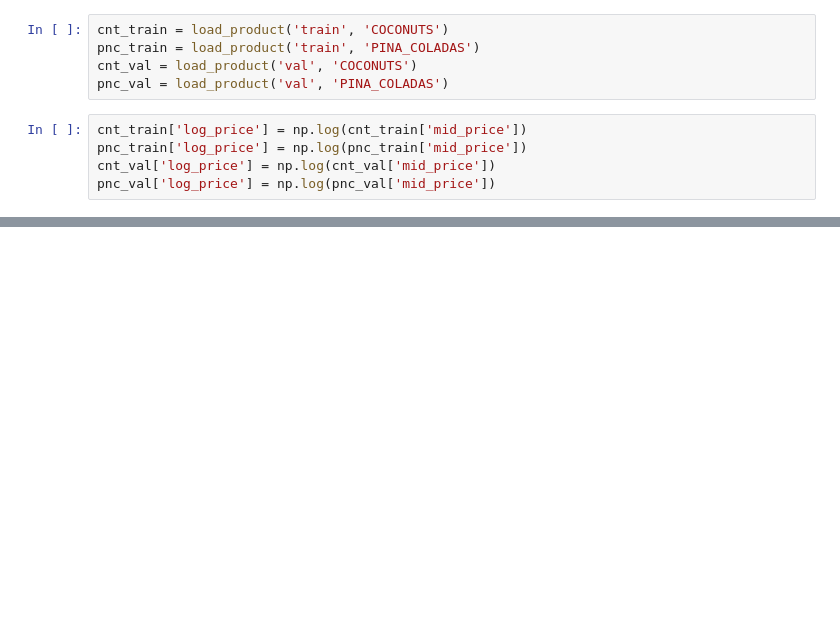
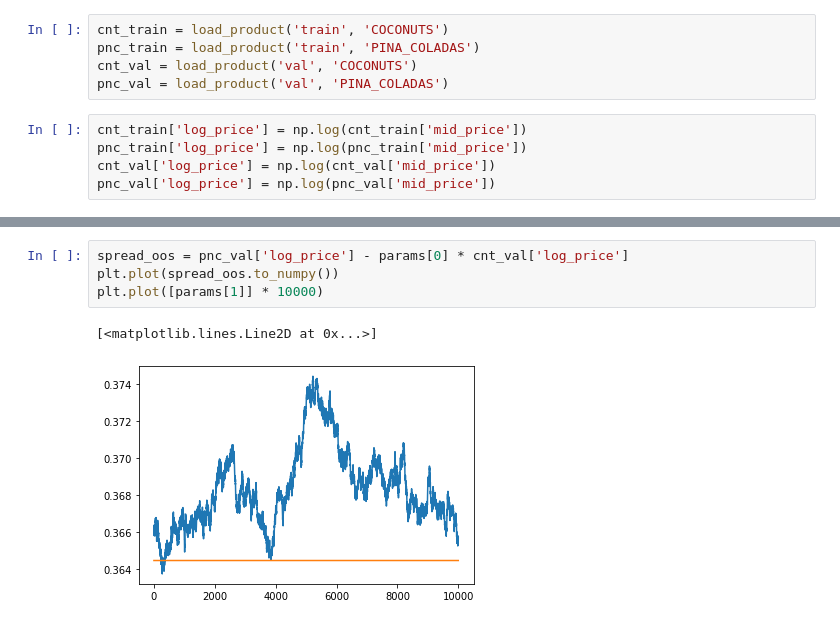
Before and after one commit to andrewchen0028/prosperity, a Jupyter notebook: pair trading.ipynb, the cells around one changed output, grey strips where cells are left out. Saved outputs shown, nothing was run; the diff lists cells and outputs as text; blank space fills up the shorter version.

```diff
--- a/pair trading.ipynb
+++ b/pair trading.ipynb
@@ -42,0 +51,7 @@ plt.plot([params[1]] * 20000)
+# %%
+spread_oos = pnc_val['log_price'] - params[0] * cnt_val['log_price']
+plt.plot(spread_oos.to_numpy())
+plt.plot([params[1]] * 10000)
+# %% [output]
+[<matplotlib.lines.Line2D at 0x...>]
+[figure, added]
```
Also changed, not shown: parts of 4 cells of this notebook, 1 other file.
